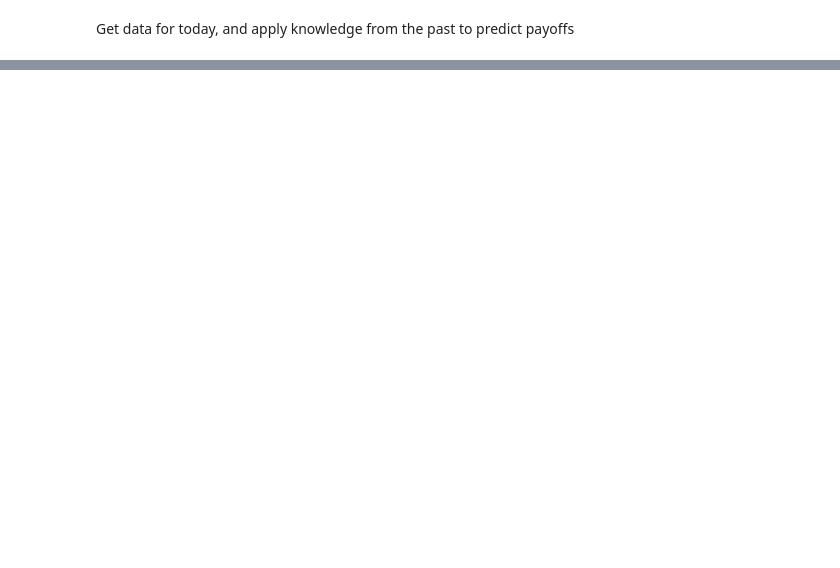
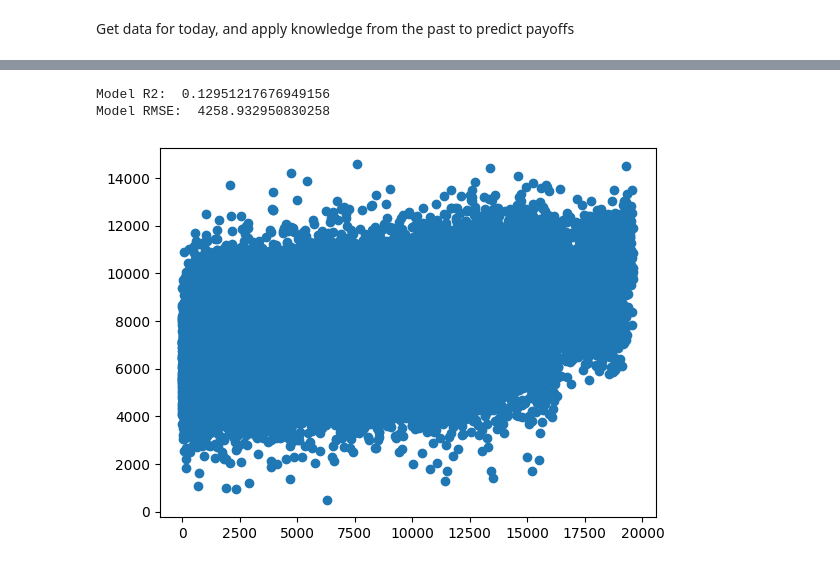
Before and after one commit to mcglade8/MLB, a Jupyter notebook: baseball_python.ipynb, the cells around one changed output, grey strips where cells are left out. Cells and saved outputs as stored; diff of their text form; code cells hidden in the pictures; blank space fills up the shorter version.

```diff
--- a/baseball_python.ipynb
+++ b/baseball_python.ipynb
@@ -944,10 +981,13 @@ all_data_with_ownership = pd.merge(all_data_with_ownership, team_batter_salary,
 # add pitcher_drafted_pred to all_data_with_ownership
 all_data_with_ownership['pitcher_drafted_pred'] = model_pitcher_drafted.predict(all_data_with_ownership[['team_batter_salary', 'pitcher_salary', 'WHIP', 'Pitching+', 'pitcher_fp_pred', 'team_batter_fp_pred', 'teams_in_game_pk']])
 # %%
+
+batter_model_features = ['avg_batter_fp', 'teams_in_game_pk', 'batting_order',  'est_woba',  'hr_friendly_launch_speed_freq', 'hr_friendly_launch_angle_freq','team_batter_fp_pred']
 # create a tensorflow model to predict payoff for each player
-X = all_data_with_ownership[['avg_batter_fp', 'teams_in_game_pk', 'batting_order', 'Pitching+', 'WHIP', 'batting_order_change', 'est_woba', 'est_slg', 'est_ba', 'hr_friendly_launch_speed_freq', 'hr_friendly_launch_angle_freq', 'hr_friendly_launch_angle_pitcher', 'hr_friendly_launch_speed_pitcher', 'is_of','team_batter_fp_pred', 'batter_drafted_pred', 'pitcher_drafted_pred', 'pitcher_salary', 'batter_salary']]
+X = all_data_with_ownership[batter_model_features]
 y = all_data_with_ownership['payoff']
 X_train, X_test, y_train, y_test = train_test_split(X, y, test_size=0.2, random_state=0)
+
 
 model_payoff = keras.Sequential([
     layers.Dense(64, activation='relu', input_shape=[X_train.shape[1]]),
@@ -1571,9 +1853,11 @@ def build_one_lineup(all_variables):
 # %%
-
-lineup = build_one_lineup(all_variables)
+# profile the function
+# cProfile.run('build_one_lineup(all_variables)', sort='cumtime')
+# build_variables = preprocess_all_variables(all_variables)
+lineup = build_one_lineup(all_variables, all_variables)
 
 
-print(lineup)
+print(lineup[['Name', 'position', 'team', 'Salary', 'player_fp_pred', 'player_drafted_pred', 'payoff', 'Utility']])
 print('Total Salary: ', lineup['Salary'].sum())
-print('Total Projection: ', lineup['player_fp_pred'].sum())
-print('Total Utility: ', lineup['Utility'].sum())
+# print('Total Projection: ', lineup['player_fp_pred'].sum())
+# print('Total Utility: ', lineup['Utility'].sum())
@@ -1984,8 +2285,17 @@ def get_payoff(rank):
 #                 earnings = pd.concat([earnings, pd.DataFrame({'Date': [date], 'Earnings': [payoff_total], 'GeneratedAt': [timestamp]})])
 
 # print(earnings)
+# %%
+def update_rank_model(rank_model_data):
+    # function to add new criteria to rank_model_data which has been tested to improve the model
+    rank_model_data['total_fp_pred'] = 8*rank_model_data['player_fp_pred'] + 2*rank_model_data['player_fp_pred_pitcher']
+    rank_model_data['drafted_product'] = rank_model_data['player_drafted_pred']**8 * rank_model_data['player_drafted_pred_pitcher']**2
+    rank_model_data['total_net_sqrt_pred'] = (rank_model_data['player_fp_pred']-rank_model_data['opp_mean_pred']**0.5) * 8 + (rank_model_data['player_fp_pred_pitcher'] - rank_model_data['opp_mean_pred_pitcher']**0.5) * 2
+    return rank_model_data
 # %%
 ### Modified version to instead check the pregame stats for each lineup in a contest - to be used to create a prediction model for Rank ###
+
+# commenting out since I can import the model; uncomment if I need to run this code
 
 files = get_files()
 all_sum_fpts = []
@@ -2056,3 +2366,7 @@ for file in files:
 
                     # add to all_lineups
                     rank_model_data = pd.concat([rank_model_data, combined_vars])
+
+
+
+rank_model_data = update_rank_model(rank_model_data)
@@ -2061,35 +2413,47 @@ rank_model_data.head()
 # %%
+# commenting out this model build since I can import the model; uncomment if I need to run this code
 # build a model to predict the rank of a lineup based other lineup data
 model_data = rank_model_data.copy()
+
 # used to be all_lineups.dropna() but just renaming the above so all_lineups doesn't get conflated with a different function
 model_data = model_data.dropna()
 
+# filter out pitchers by removing columns with '_pitcher'
+# model_data = model_data.loc[:,model_data.columns.str.contains('_pitcher')]
+
 # target is Rank, features are all other columns
 target = model_data['Rank']
-features = model_data.drop(columns=['Rank', 'Date'])
+features = model_data.drop(columns=['Rank', 'Date', 'ID', 'ID_pitcher'])
+# features = model_data[['total_fp_pred', 'player_drafted_pred', 'player_drafted_pred_pitcher', 'payoff', 'payoff_pitcher', 'WHIP', 'WHIP_pitcher', 'Salary', 'Salary_pitcher', 'batter_drafted_pred', 'pitcher_drafted_pred_pitcher']]
+
+# features = features.loc[:,features.columns.str.contains('_pitcher')]
 
 # split the data
 X_train, X_test, y_train, y_test = train_test_split(features, target, test_size=0.2, random_state=0)
 
 # establish a model
 model = LinearRegression()
 
 # fit the model
 model.fit(X_train, y_train)
 
 # predict the model
 y_pred = model.predict(X_test)
 
 # calculate r2 and rmse
 r2 = r2_score(y_test, y_pred)
 rmse = sqrt(mean_squared_error(y_test, y_pred))
 
 print('Model R2: ', r2)
 print('Model RMSE: ', rmse)
 
 # plot the model
 plt.scatter(y_test, y_pred)
 
 # save the model
 filename = 'C:\\Users\\jorda\\Downloads\\pregame_rank_model.sav'
 pickle.dump(model, open(filename, 'wb'))
+# %% [output]
+Model R2:  0.12951217676949156
+Model RMSE:  4258.932950830258
+[figure, added]
```
Also changed, not shown: parts of 63 cells of this notebook.
